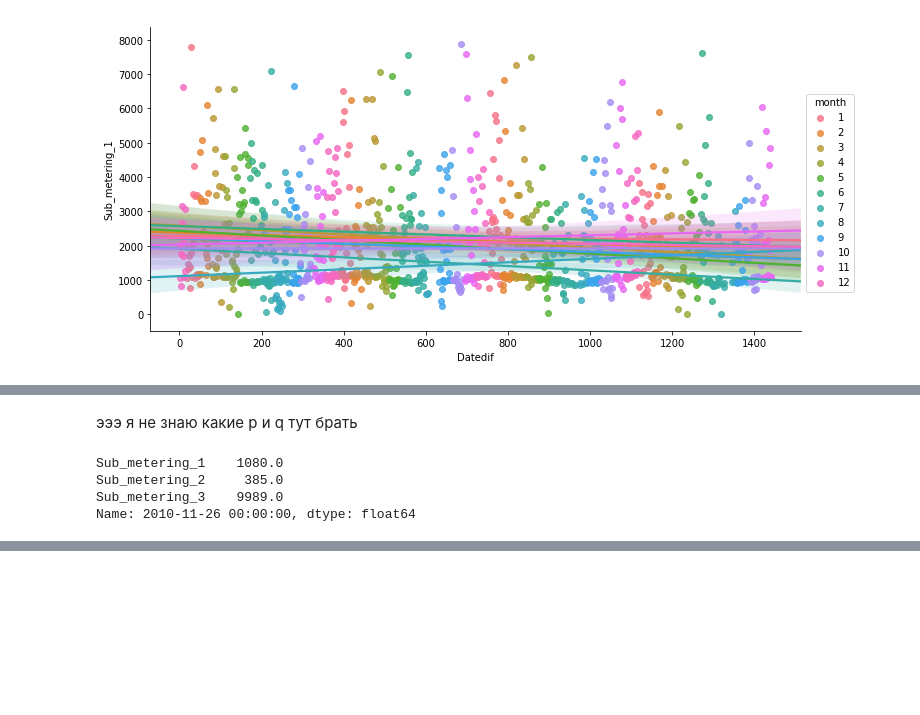
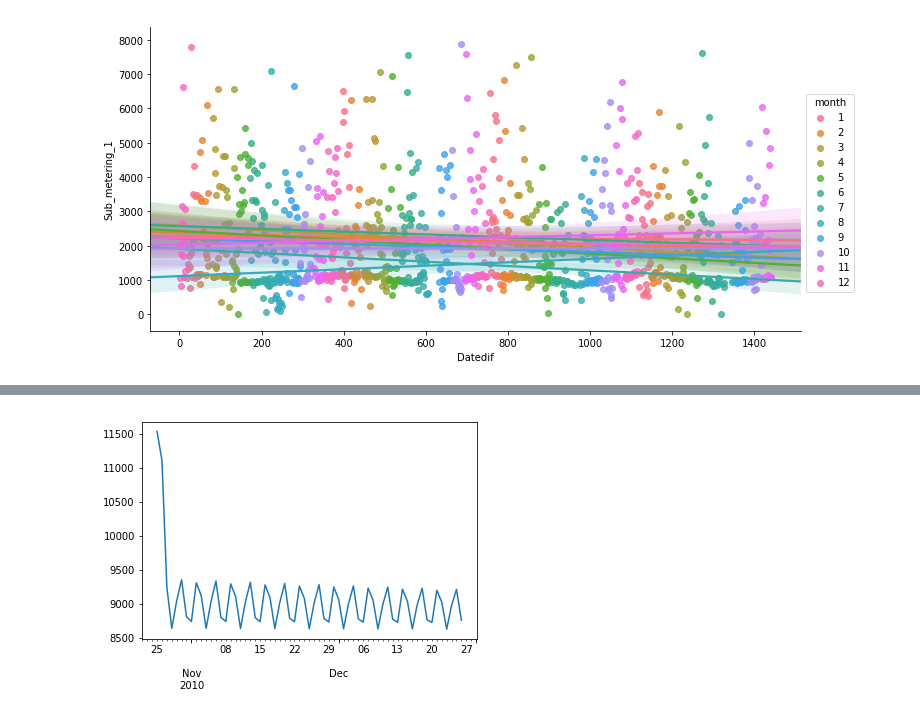
Before and after one commit to zoyvever/bizone_test, a Jupyter notebook: forecast.ipynb, the cells around one changed output, grey strips where cells are left out. Drawn from its saved outputs; the diff is of its cells as text; code cells hidden in the pictures; blank space fills up the shorter version.

Commit message:
arima

```diff
--- a/forecast.ipynb
+++ b/forecast.ipynb
@@ -94,9 +135,0 @@ fig = sm.graphics.tsa.plot_pacf(sub1, lags=25)
-# %% [markdown]
-эээ я не знаю какие p и q тут брать
-# %%
-grouped.iloc[-1]
-# %% [output]
-Sub_metering_1    1080.0
-Sub_metering_2     385.0
-Sub_metering_3    9989.0
-Name: 2010-11-26 00:00:00, dtype: float64
@@ -105,5 +136,6 @@ Name: 2010-11-26 00:00:00, dtype: float64
 # %%
-model = sm.tsa.ARIMA(grouped['Sub_metering_1'], order=(1,1,1)).fit(disp=0)
-pred = model.predict('2010-11-27','2010-11-27', typ='levels')
-# pred.plot()
+grouped = grouped.asfreq(freq='1D')
+model = sm.tsa.ARIMA(grouped['Sub_metering_3'].loc[:'2010-10-26'], order=(2,1,4)).fit(disp=0)
+pred = model.predict('2010-10-25','2010-12-26', typ='levels')
+pred.plot()
 # %% [output]
@@ -110,0 +143 @@ ValueError: date 2010-11-26 00:00:00 not in date index. Try giving a date that i
+[figure, added]
```
Also changed, not shown: parts of 11 cells of this notebook.
